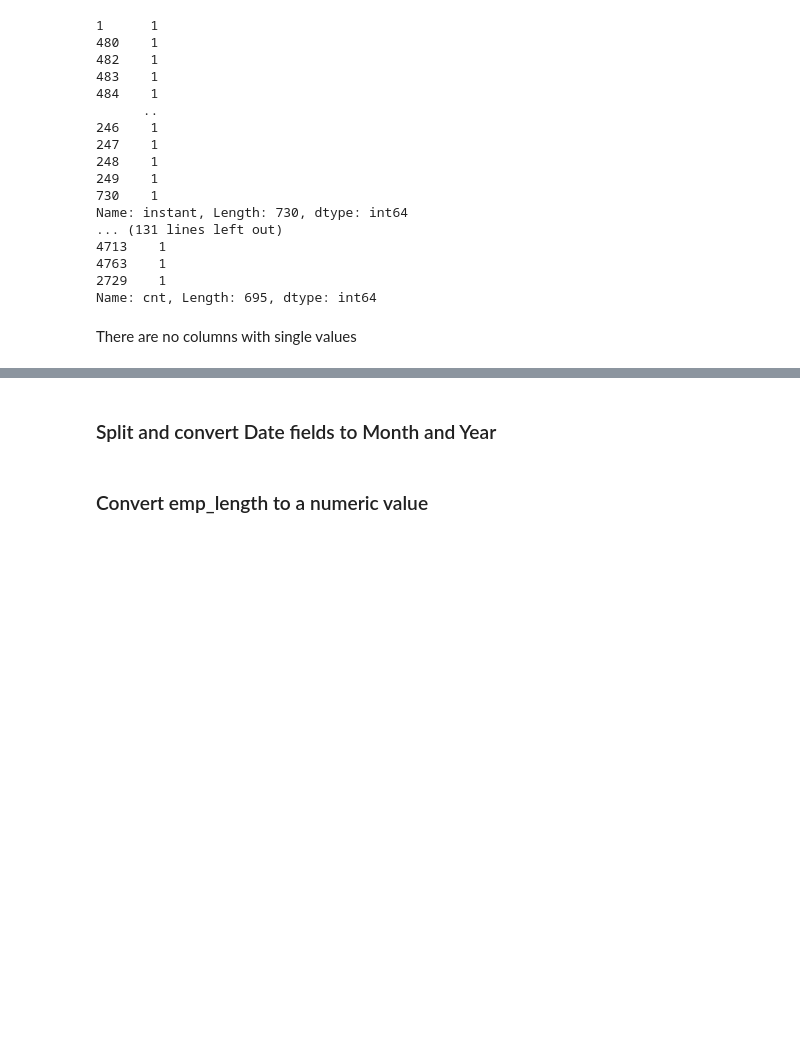
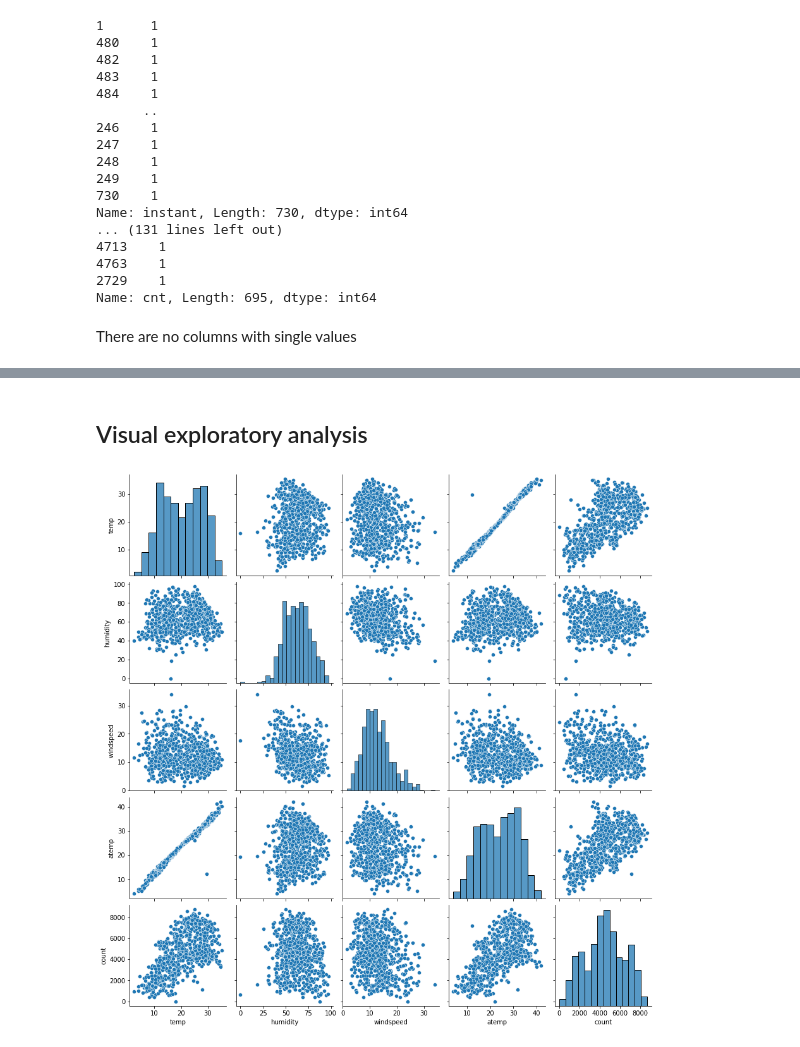
Before and after one commit to ssivakumarx/bikesharing, a Jupyter notebook: sivakumar_soundarapandian.ipynb, the cells around one changed output, grey strips where cells are left out. Drawn from its saved outputs; the diff is of its cells as text; code cells hidden in the pictures; blank space fills up the shorter version.

```diff
--- a/sivakumar_soundarapandian.ipynb
+++ b/sivakumar_soundarapandian.ipynb
@@ -12,13 +12,13 @@ import pandas as pd
 import numpy as np
 import seaborn as sns
 import matplotlib.pyplot as plt
-import re
+
 
 #Read the data and try to get a basic understanding of the dataset
-days = pd.read_csv('day.csv')
+bike = pd.read_csv('day.csv')
 
-print("Number of Rows and Columns in this dataset :",days.shape)
-print("The Columns in this data set are :",days.columns.values)
+print("Number of Rows and Columns in this dataset :",bike.shape)
+print("The Columns in this data set are :",bike.columns.values)
 # %% [output]
 Number of Rows and Columns in this dataset : (730, 16)
 The Columns in this data set are : ['instant' 'dteday' 'season' 'yr' 'mnth' 'holiday' 'weekday' 'workingday'
@@ -95,3 +94,6 @@ There are no columns with single values
 # %%
-loan['term'] = loan['term'].apply(lambda k: pd.to_numeric(k.removesuffix('months')))
+bike['season']=bike.season.map({1: 'spring', 2: 'summer',3:'fall', 4:'winter' })
+bike['month']=bike.month.map({1:'Jan',2:'Feb',3:'Mar',4:'Apr',5:'May',6:'June',7:'July',8:'Aug',9:'Sep',10:'Oct',11:'Nov',12:'Dec'})
+bike['weathersit']=bike.weathersit.map({1: 'Clear',2:'Mist',3:'Light Snow',4:'Heavy Rain'})
+bike['weekday']=bike.weekday.map({0:'Sun',1:'Mon',2:'Tue',3:'Wed',4:'Thu',5:'Fri',6:'Sat'})
 # %%
@@ -101,0 +110,3 @@ loan['revol_util'] = loan['revol_util'].apply(lambda k: pd.to_numeric(k.removesu
+# %%
+#Dropping columns that re redundant or not needed
+bike.drop(['holiday','dteday','instant','casual','registered'],axis=1,inplace=True)
@@ -102,10 +122,9 @@ loan['revol_util'] = loan['revol_util'].apply(lambda k: pd.to_numeric(k.removesu
 # %% [markdown]
-### Split and convert Date fields to Month and Year
+## Visual exploratory analysis
 # %%
-loan['issue_year'] = pd.to_datetime(loan['issue_d'],format="%b-%y").dt.year
-loan['issue_month'] = pd.to_datetime(loan['issue_d'],format="%b-%y").dt.month
-loan['earliest_cr_line_year'] = pd.to_datetime(loan['earliest_cr_line'],format="%b-%y").dt.year
-loan['earliest_cr_line_month'] = pd.to_datetime(loan['earliest_cr_line'],format="%b-%y").dt.month
+#Do a pairplot of all the numerical columns
+sns.pairplot(bike, vars=['temp', 'humidity','windspeed','atemp','count'])
+plt.show()
+# %% [output]
+[figure, added]
-# %% [markdown]
-### Convert emp_length to a numeric value
 # %%
```
Also changed, not shown: parts of 61 cells of this notebook, 1 other file.
